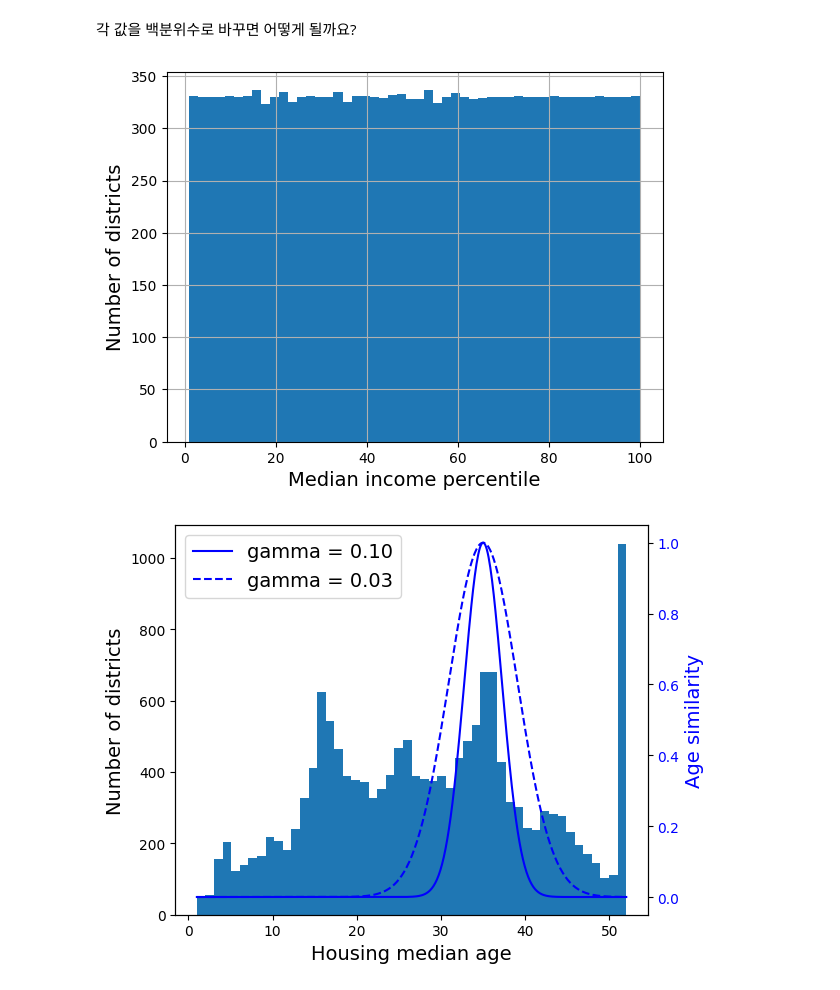
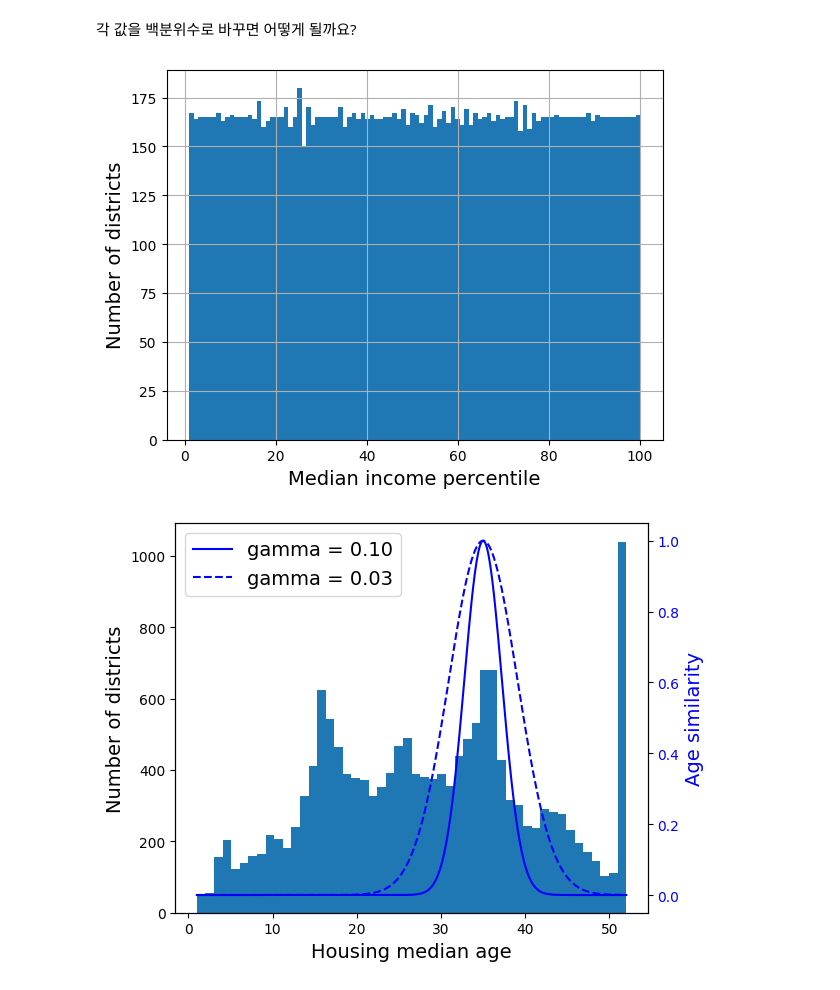
Before and after one commit to JaeHong-Jang/Machine-Learning, a Jupyter notebook: 02_end_to_end_machine_learning_project.ipynb, the cells around one changed output. Cells and saved outputs as stored; diff of their text form; code cells hidden in the pictures.

```diff
--- a/02_end_to_end_machine_learning_project.ipynb
+++ b/02_end_to_end_machine_learning_project.ipynb
@@ -841,18 +755,18 @@ plt.show()
 # %%
 # 추가 코드 – 균등 분포를 얻는다는 것을 보여줍니다
 percentiles = [np.percentile(housing["median_income"], p)
                for p in range(1, 100)]
 flattened_median_income = pd.cut(housing["median_income"],
                                  bins=[-np.inf] + percentiles + [np.inf],
                                  labels=range(1, 100 + 1))
-flattened_median_income.hist(bins=50)
+flattened_median_income.hist(bins=100)
 plt.xlabel("Median income percentile")
 plt.ylabel("Number of districts")
 plt.show()
 # Note: 1 백분위수 아래의 소득은 1로 레이블되고 99 백분위수 이상의 값은 100으로 레이블됩니다.
 # 이 때문에 아래 분포의 범위가 1에서부터 100까지입니다(0에서부터 100까지가 아닙니다).
 # %% [output]
-[figure, old version]
+[figure, new version]
 # %%
 from sklearn.metrics.pairwise import rbf_kernel
 
```
Also changed, not shown: parts of 51 cells of this notebook.
